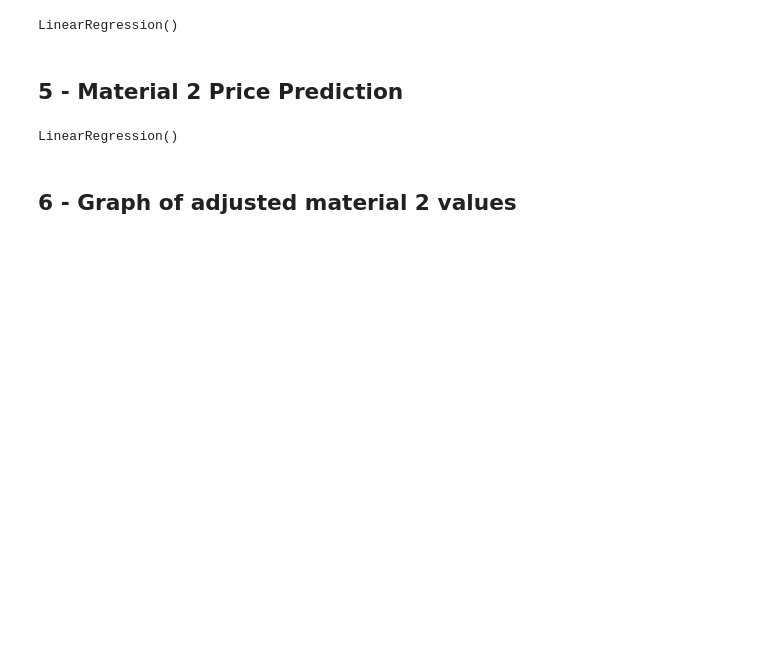
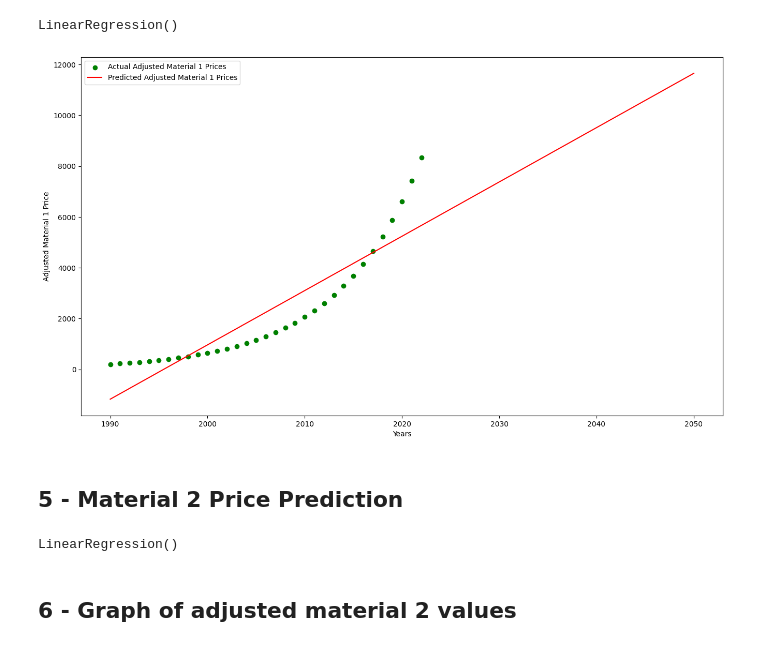
Before and after one commit to hesam-ghamary/eqmo-pr, a Jupyter notebook: eqmo.ipynb, the cells around one changed output. Cells and saved outputs as stored; diff of their text form; code cells hidden in the pictures; blank space fills up the shorter version.

```diff
--- a/eqmo.ipynb
+++ b/eqmo.ipynb
@@ -156,6 +158,6 @@ df.head()
 # %%
 X_m1 = df[['Years']].values
-y_m1 = df['adjs Material 1'].values
+y_m1 = df['adjs material 1'].values
 
 model_m1 = LinearRegression()
 model_m1.fit(X_m1, y_m1)
@@ -163,6 +165,16 @@ model_m1.fit(X_m1, y_m1)
 LinearRegression()
 # %%
 m1_future = model_m1.predict(f_years)
+# %%
+plt.figure(figsize=(16, 9))
+plt.scatter(df['Years'], df['adjs material 1'], color='green', label='Actual Adjusted Material 1 Prices')
+plt.plot(f_years, m1_future, color='red', label='Predicted Adjusted Material 1 Prices')
+plt.xlabel('Years')
+plt.ylabel('Adjusted Material 1 Price')
+plt.legend()
+plt.show()
+# %% [output]
+[figure, added]
 # %%
 ### 4-1 Graph
 # %% [markdown]
```
Also changed, not shown: parts of 26 cells of this notebook, 2 other files.
